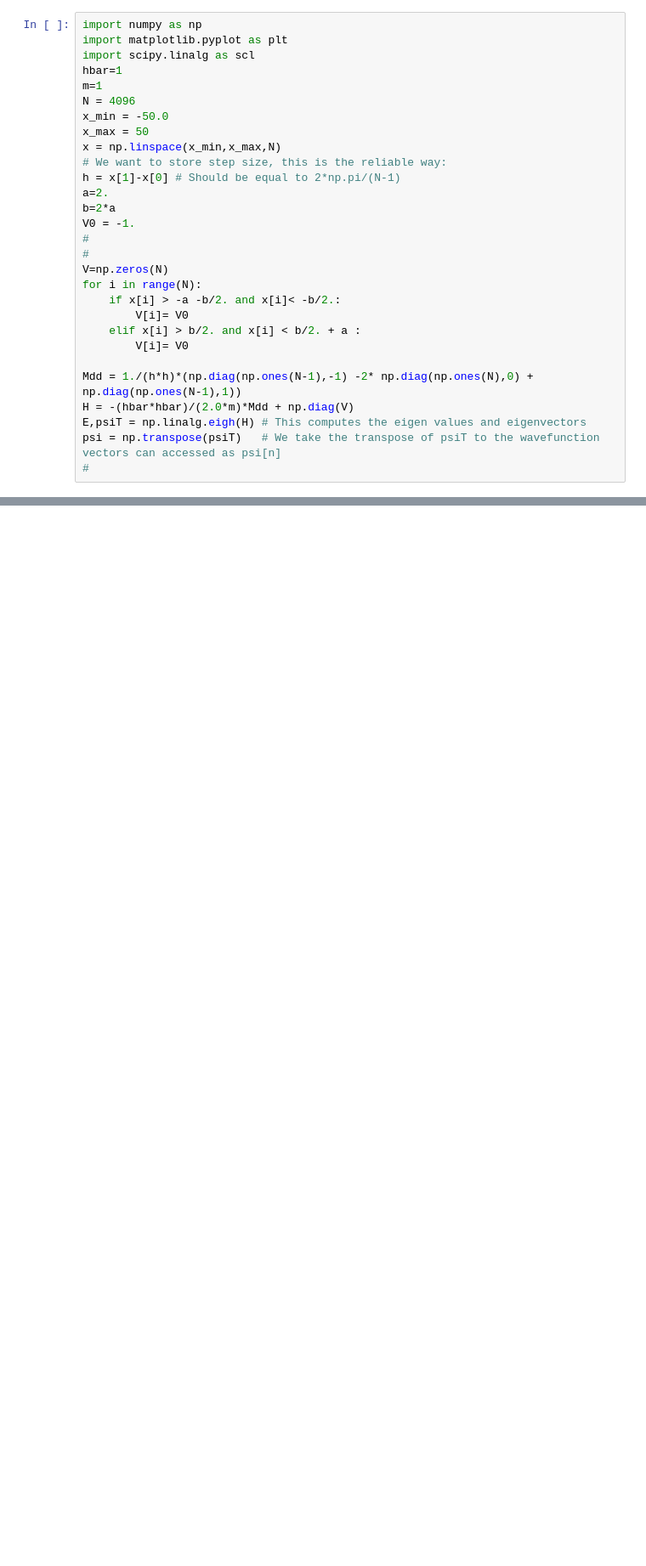
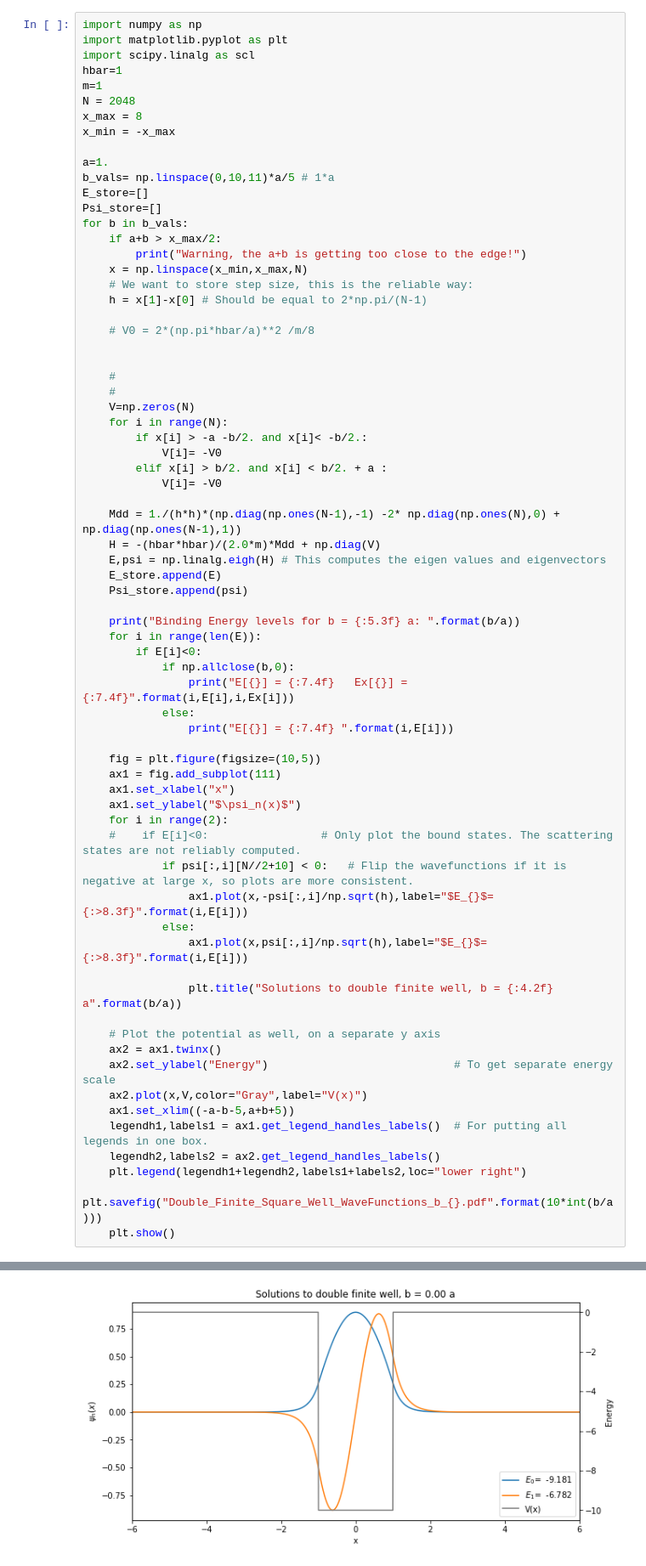
Before and after one commit to mholtrop/QMPython, a Jupyter notebook: Double_Finite_Square_Well.ipynb, the cells around one changed output, grey strips where cells are left out. Shown: that part at 85% size. Drawn from its saved outputs; the diff is of its cells as text; blank space fills up the shorter version.

```diff
--- a/Double_Finite_Square_Well.ipynb
+++ b/Double_Finite_Square_Well.ipynb
@@ -9,26 +103,68 @@ import matplotlib.pyplot as plt
 import scipy.linalg as scl
 hbar=1
 m=1
-N = 4096
-x_min = -50.0
-x_max = 50
-x = np.linspace(x_min,x_max,N)
-# We want to store step size, this is the reliable way:
-h = x[1]-x[0] # Should be equal to 2*np.pi/(N-1)
-a=2.
-b=2*a
-V0 = -1.
-#
-#
-V=np.zeros(N)
-for i in range(N):
-    if x[i] > -a -b/2. and x[i]< -b/2.:
-        V[i]= V0
-    elif x[i] > b/2. and x[i] < b/2. + a :
-        V[i]= V0
+N = 2048
+x_max = 8
+x_min = -x_max
 
-Mdd = 1./(h*h)*(np.diag(np.ones(N-1),-1) -2* np.diag(np.ones(N),0) + np.diag(np.ones(N-1),1))
-H = -(hbar*hbar)/(2.0*m)*Mdd + np.diag(V)
-E,psiT = np.linalg.eigh(H) # This computes the eigen values and eigenvectors
-psi = np.transpose(psiT)   # We take the transpose of psiT to the wavefunction vectors can accessed as psi[n]
-#
+a=1.
+b_vals= np.linspace(0,10,11)*a/5 # 1*a
+E_store=[]
+Psi_store=[]
+for b in b_vals:
+    if a+b > x_max/2:
+        print("Warning, the a+b is getting too close to the edge!")
+    x = np.linspace(x_min,x_max,N)
+    # We want to store step size, this is the reliable way:
+    h = x[1]-x[0] # Should be equal to 2*np.pi/(N-1)
+
+    # V0 = 2*(np.pi*hbar/a)**2 /m/8
+
+
+    #
+    #
+    V=np.zeros(N)
+    for i in range(N):
+        if x[i] > -a -b/2. and x[i]< -b/2.:
+            V[i]= -V0
+        elif x[i] > b/2. and x[i] < b/2. + a :
+            V[i]= -V0
+
+    Mdd = 1./(h*h)*(np.diag(np.ones(N-1),-1) -2* np.diag(np.ones(N),0) + np.diag(np.ones(N-1),1))
+    H = -(hbar*hbar)/(2.0*m)*Mdd + np.diag(V)
+    E,psi = np.linalg.eigh(H) # This computes the eigen values and eigenvectors
+    E_store.append(E)
+    Psi_store.append(psi)
+
+    print("Binding Energy levels for b = {:5.3f} a: ".format(b/a))
+    for i in range(len(E)):
+        if E[i]<0:
+            if np.allclose(b,0):
+                print("E[{}] = {:7.4f}   Ex[{}] = {:7.4f}".format(i,E[i],i,Ex[i]))
+            else:
+                print("E[{}] = {:7.4f} ".format(i,E[i]))
+
+    fig = plt.figure(figsize=(10,5))
+    ax1 = fig.add_subplot(111)
+    ax1.set_xlabel("x")
+    ax1.set_ylabel("$\psi_n(x)$")
+    for i in range(2):
+    #    if E[i]<0:                 # Only plot the bound states. The scattering states are not reliably computed.
+            if psi[:,i][N//2+10] < 0:   # Flip the wavefunctions if it is negative at large x, so plots are more consistent.
+                ax1.plot(x,-psi[:,i]/np.sqrt(h),label="$E_{}$={:>8.3f}".format(i,E[i]))
+            else:
+                ax1.plot(x,psi[:,i]/np.sqrt(h),label="$E_{}$={:>8.3f}".format(i,E[i]))
+
+                plt.title("Solutions to double finite well, b = {:4.2f} a".format(b/a))
+
+    # Plot the potential as well, on a separate y axis
+    ax2 = ax1.twinx()
+    ax2.set_ylabel("Energy")                            # To get separate energy scale
+    ax2.plot(x,V,color="Gray",label="V(x)")
+    ax1.set_xlim((-a-b-5,a+b+5))
+    legendh1,labels1 = ax1.get_legend_handles_labels()  # For putting all legends in one box.
+    legendh2,labels2 = ax2.get_legend_handles_labels()
+    plt.legend(legendh1+legendh2,labels1+labels2,loc="lower right")
+    plt.savefig("Double_Finite_Square_Well_WaveFunctions_b_{}.pdf".format(10*int(b/a)))
+    plt.show()
+# %% [output]
@@ -34,0 +175 @@ psi = np.transpose(psiT)   # We take the transpose of psiT to the wavefunction v
+[figure, added]
```
Also changed, not shown: parts of 10 cells of this notebook, 5 other files.
